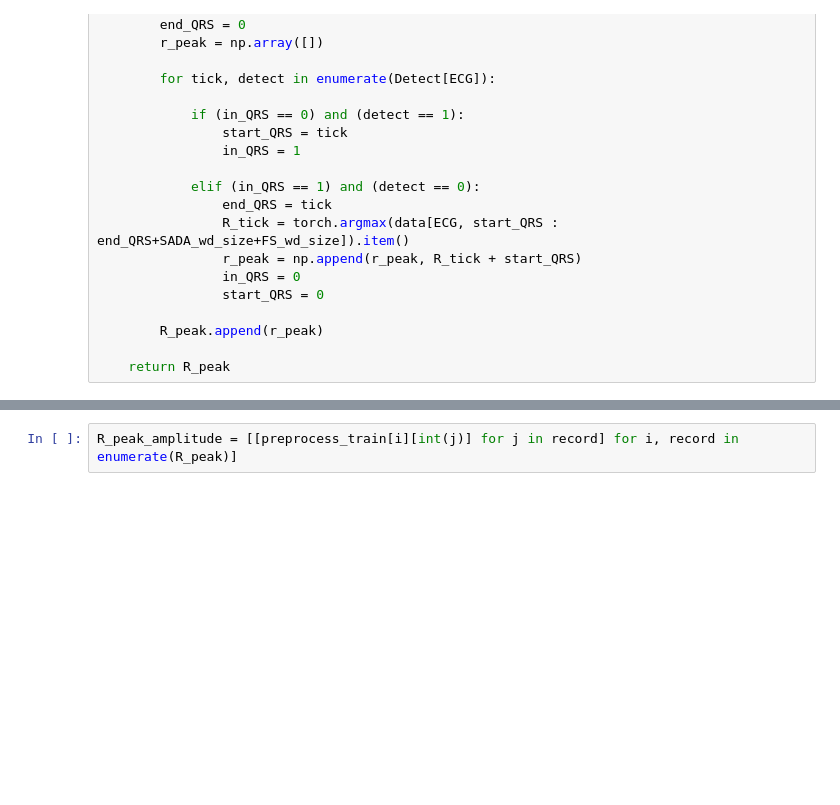
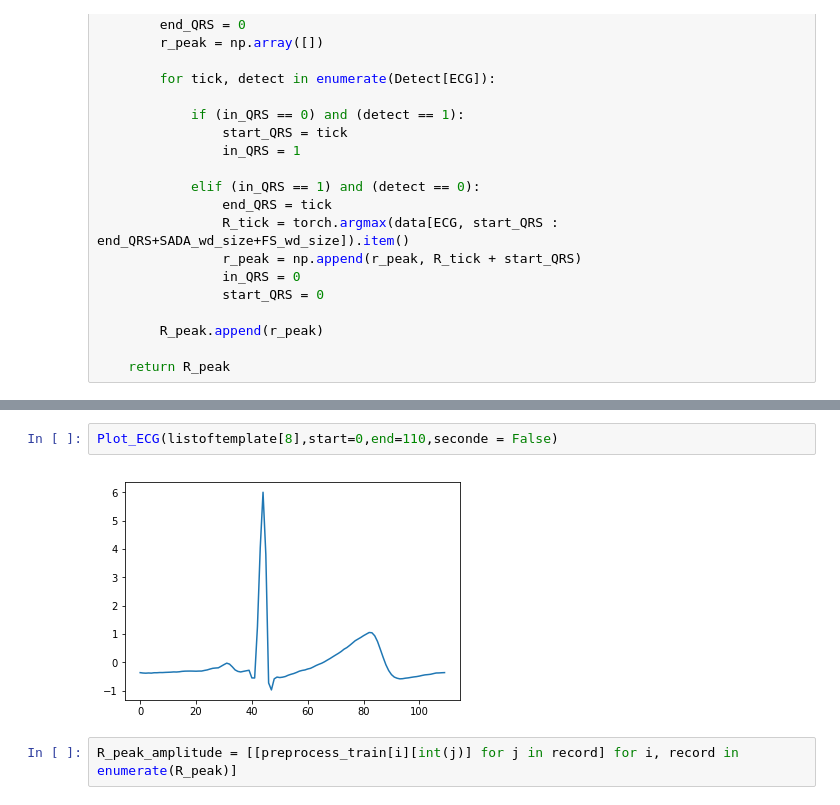
Before and after one commit to eeishaan/ift6759-block1, a Jupyter notebook: experiment/working_file.ipynb, the cells around one changed output, grey strips where cells are left out. Cells and saved outputs as stored; diff of their text form; blank space fills up the shorter version.

```diff
--- a/experiment/working_file.ipynb
+++ b/experiment/working_file.ipynb
@@ -223,3 +342,7 @@ R_peak = detect_R_peak(preprocess_train)
+# %%
+Plot_ECG(listoftemplate[8],start=0,end=110,seconde = False)
+# %% [output]
+[figure, added]
 # %%
 R_peak_amplitude = [[preprocess_train[i][int(j)] for j in record] for i, record in enumerate(R_peak)]
 # %%
```
Also changed, not shown: parts of 26 cells of this notebook.
